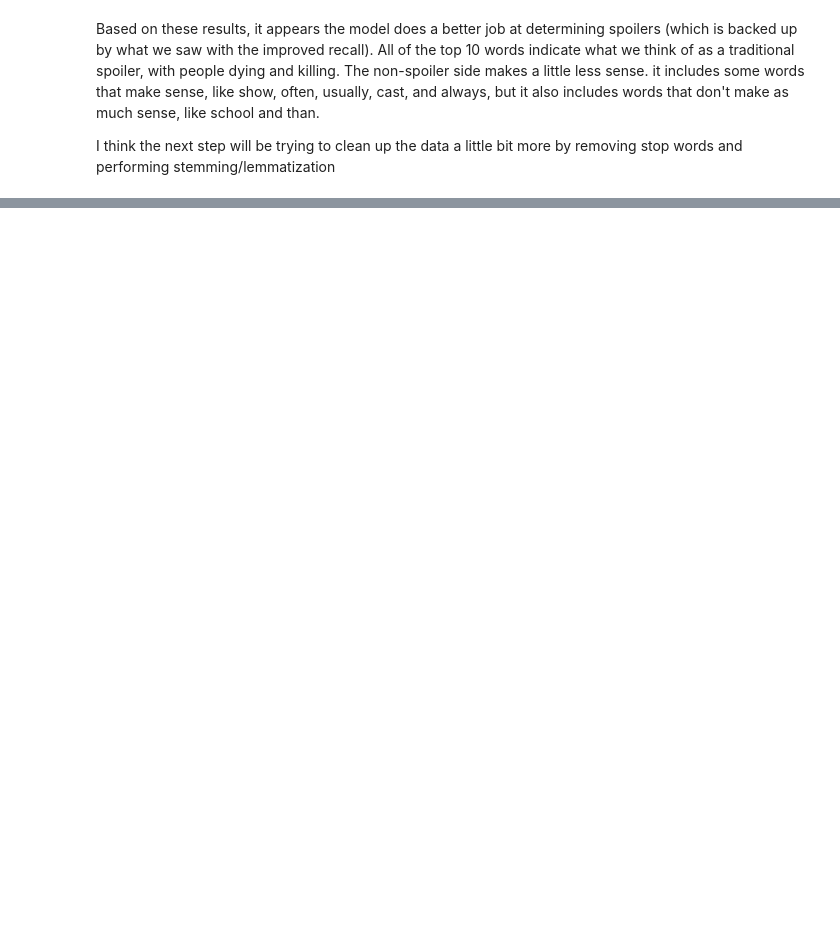
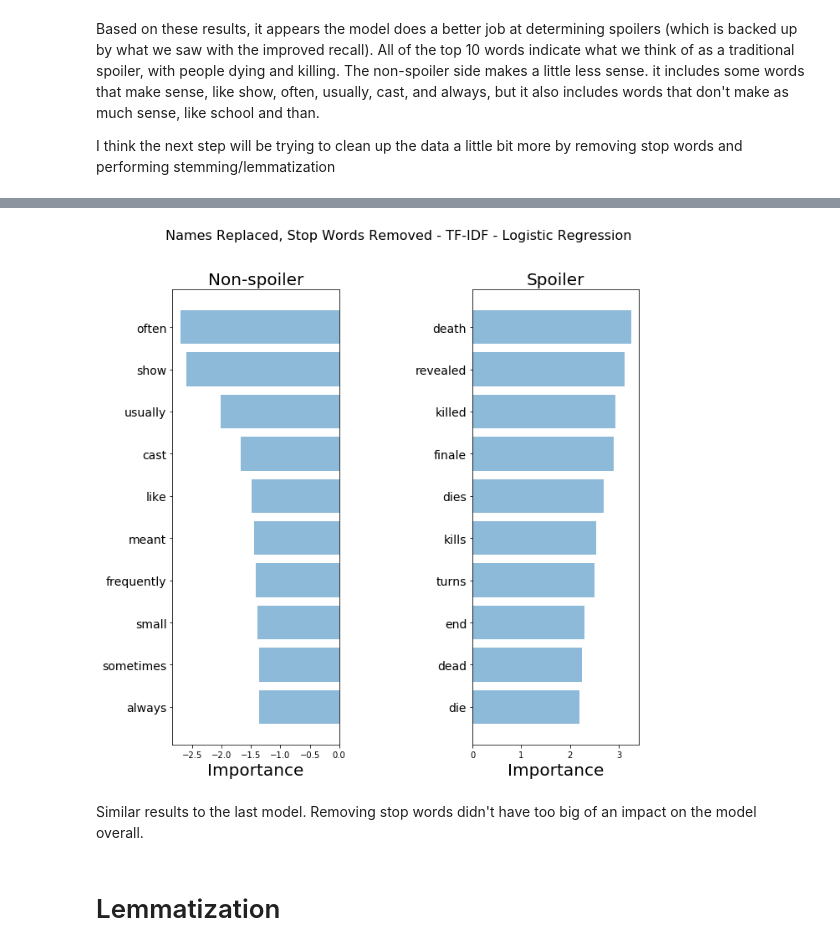
Before and after one commit to ryansmick/victor, a Jupyter notebook: model_selection.ipynb, the cells around one changed output, grey strips where cells are left out. Drawn from its saved outputs; the diff is of its cells as text; code cells hidden in the pictures; blank space fills up the shorter version.

```diff
--- a/model_selection.ipynb
+++ b/model_selection.ipynb
@@ -558,0 +594,29 @@ I think the next step will be trying to clean up the data a little bit more by r
+# %%
+index_to_word = {v:k for k,v in tfidf_vectorizer.vocabulary_.items()}
+
+coefs = model.coef_[0]
+pairs = []
+for index, coef in enumerate(coefs):
+    pairs.append((coef, (index, coef)))
+
+largest = find_top_n_values(pairs, largest=True)
+smallest = find_top_n_values(pairs, largest=False)
+
+largest_scores = []
+largest_words = []
+smallest_scores = []
+smallest_words = []
+for elem in largest:
+    largest_scores.append(elem[1])
+    largest_words.append(index_to_word[elem[0]])
+for elem in smallest:
+    smallest_scores.append(elem[1])
+    smallest_words.append(index_to_word[elem[0]])
+
+plot_important_words(largest_scores, largest_words, smallest_scores, smallest_words, "Names Replaced, Stop Words Removed - TF-IDF - Logistic Regression")
+# %% [output]
+[figure, added]
+# %% [markdown]
+Similar results to the last model. Removing stop words didn't have too big of an impact on the model overall.
+# %% [markdown]
+# Lemmatization
```
Also changed, not shown: parts of 25 cells of this notebook.
